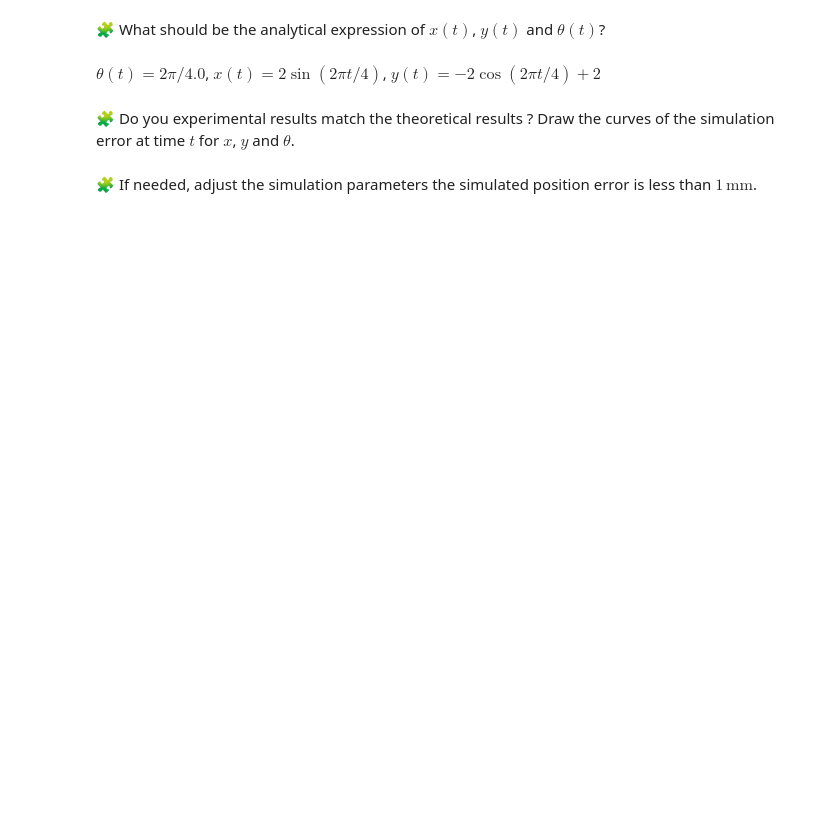
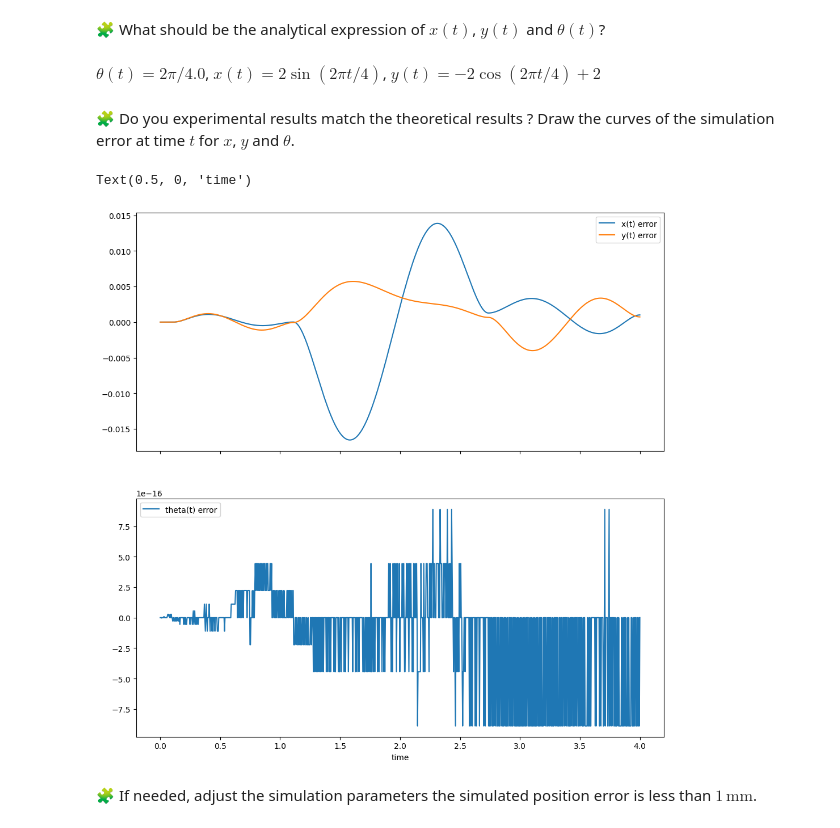
Before and after one commit to ukeeed/control-engineering-with-python-project-2023-2024, a Jupyter notebook: Project_part_1.ipynb, the cells around one changed output. Drawn from its saved outputs; the diff is of its cells as text; code cells hidden in the pictures; blank space fills up the shorter version.

```diff
--- a/Project_part_1.ipynb
+++ b/Project_part_1.ipynb
@@ -228,5 +244,21 @@ $x(t) = 2\sin(2\pi t / 4)$,
 $y(t) = -2 \cos(2\pi t / 4)+2$
 # %% [markdown]
 🧩 Do you experimental results match the theoretical results ? Draw the curves of the simulation error at time $t$ for $x$, $y$ and $\theta$.
+# %%
+t = linspace(0.0, 4.0, 1000)
+x_t, y_t, theta_t = simulate["sol"](t)
+fig=figure(figsize=(12, 12))
+ax1, ax2 = fig.subplots(2, 1, sharex=True)
+
+ax1.plot(t , x_t - 2*sin(2*pi*t/4), label="x(t) error")
+ax1.plot(t , y_t + 2*cos(2*pi*t/4) - 2, label="y(t) error")
+ax1.legend()
+
+ax2.plot(t, theta_t - 2*pi*t / 4.0, label=r"theta(t) error")
+ax2.legend()
+xlabel("time")
+# %% [output]
+Text(0.5, 0, 'time')
+[figure, added]
 # %% [markdown]
 🧩 If needed, adjust the simulation parameters the simulated position error is less than $1\, \mathrm{ mm}$.
```
Also changed, not shown: parts of 6 cells of this notebook.
